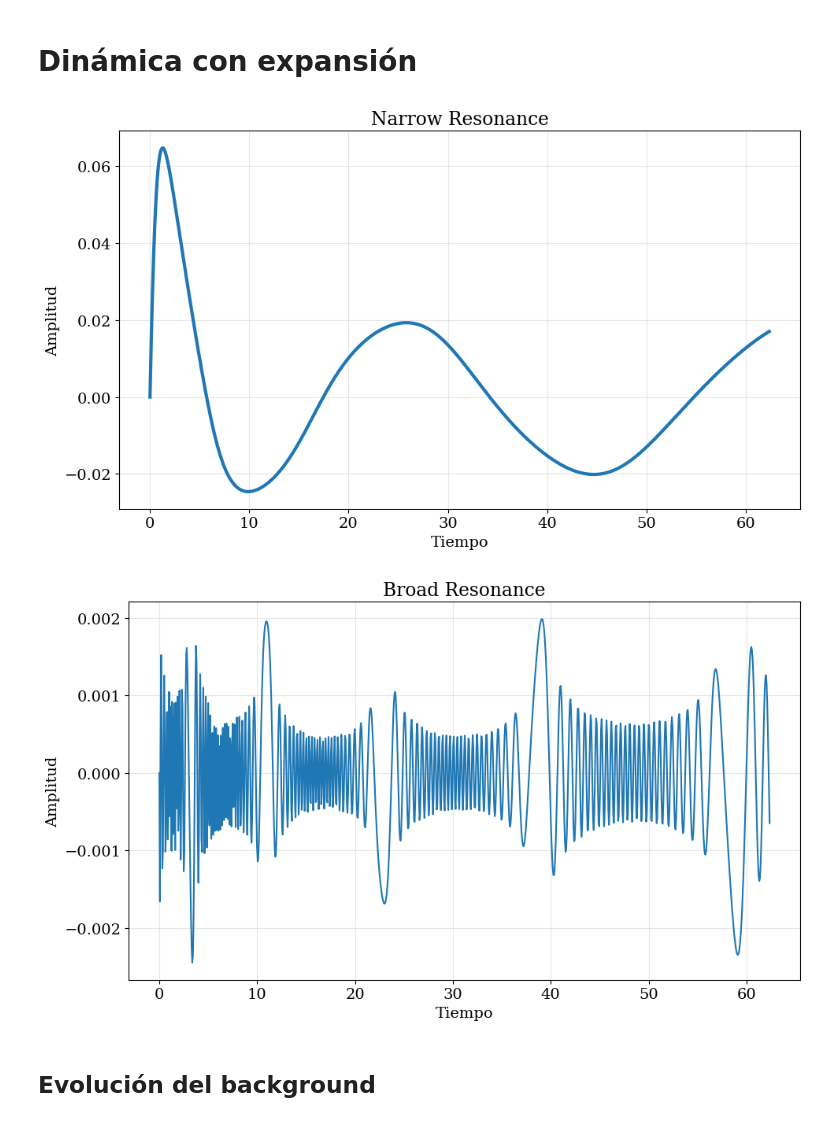
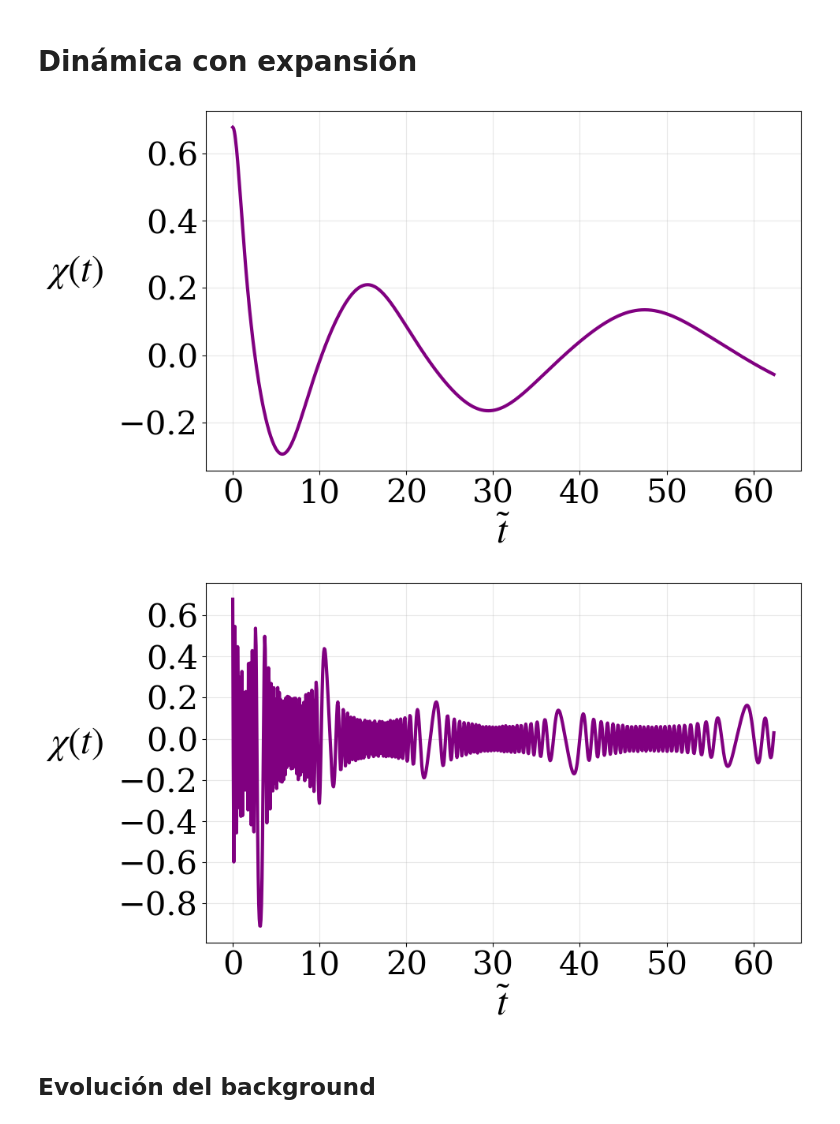
Before and after one commit to TomasCiccarella/Tesis, a Jupyter notebook: lphi4/lphi4.ipynb, the cells around one changed output. Cells and saved outputs as stored; diff of their text form; code cells hidden in the pictures.

```diff
--- a/lphi4/lphi4.ipynb
+++ b/lphi4/lphi4.ipynb
@@ -120,12 +120,24 @@ def number(k, q, phi, chik, chidot, a):
     nk = omega_k / 2 * ( (np.abs(chidot)/omega_k)**2 + np.abs(chik)**2 )
     return nk, omega_k
 
+def number_exp(k, q, phi, chik, chidot, a):
+    # Frecuencia dependiente del tiempo
+    omega_k = np.sqrt(k**2 / a**2 + q * phi**2)
+
+    # Energía COMÓVIL: Densidad de energía física multiplicada por el volumen a^3
+    # E_k = a^3 * ( 1/2 * chidot^2 + 1/2 * omega_k^2 * chik^2 )
+    E_k = (a**3 / 2.0) * (chidot**2 + omega_k**2 * chik**2)
+
+    # Número de ocupación
+    nk = E_k / omega_k
+    return nk, omega_k
+
 #-------------------------------------------------------------------------------------------------------------------------------------
 """Condiciones iniciales"""
 def CI(k, q):
     # Background
     phi0 = 1
-    phi_dot0 = 0 #phi0**2/np.sqrt(2)
+    phi_dot0 = phi0**2/np.sqrt(2)
 
     # Perturbaciones
     Omega_chi = np.sqrt(k**2 + q * phi0**2)
@@ -141,14 +153,12 @@ def CI_exp(k, q):
     phi_dot0 = phi0**2/np.sqrt(2)
     areh = 1
     a_dot0 = np.sqrt( (phi_dot0**2/2 + phi0**4/4) / 3 ) * areh
+    # Perturbaciones
+    Omega_chi = np.sqrt(k**2 / areh**2 + q * phi0**2)
+    chi_k0 = 1.0 / np.sqrt(2 * Omega_chi)
+    chi_dot_k0 = 0.0
 
-    # Perturbaciones
-    Omega_chi = np.sqrt(k**2 + q * phi0**2)
-    chi_k0 = 0 #1/(np.sqrt(2 * Omega_chi))
-    chi_dot_k0 = np.random.normal(loc = 0, scale = 1/(np.sqrt(2 * Omega_chi))) #np.sqrt(Omega_chi/2)
-
-    y0 = [phi0, phi_dot0, chi_k0, chi_dot_k0, areh, a_dot0]
-    return y0
+    return [phi0, phi_dot0, chi_k0, chi_dot_k0, areh, a_dot0]
 # %%
 """Espectro de potencias"""
 
@@ -573,28 +583,33 @@ t_span = (0, 10 * Tosc)
 sol_narrow = solve_ivp(pert_exp, t_span, y0_exp, t_eval=np.linspace(t_span[0], t_span[-1], 1000), method='RK45', rtol=1e-6, args=(kn, qn))
 
 plt.figure(figsize=(10, 6))
-plt.plot(sol_narrow.t, sol_narrow.y[2], label=r'$\chi_k(t)$', lw = 3)
-plt.xlabel('Tiempo')
-plt.ylabel('Amplitud')
-plt.title(r'Narrow Resonance')
+plt.plot(sol_narrow.t, sol_narrow.y[2], label=r'$\chi_k(t)$', lw = 3, color = "purple")
+plt.xlabel(r'$\tilde{t}$', fontsize = 35)
+plt.ylabel(r'$\chi (t)$', fontsize = 35, rotation='horizontal', labelpad=40)
+plt.xticks(fontsize=30)
+plt.yticks(fontsize=30)
 plt.grid(alpha=0.3)
 plt.tight_layout()
-plt.show()
+#plt.show()
+plt.savefig("Narrow_Resonance_Exp_lphi4.pdf", format = "pdf")
 # %% [output]
-[figure, old version]
+[figure, new version]
 # %%
 sol_broad = solve_ivp(pert_exp, t_span, y0_exp, t_eval=np.linspace(t_span[0], t_span[-1], 1000), method='RK45', rtol=1e-6, args=(kb, qb))
 
+
 plt.figure(figsize=(10, 6))
-plt.plot(sol_broad.t, sol_broad.y[2], label=r'$\chi_k(t)$')
-plt.xlabel('Tiempo')
-plt.ylabel('Amplitud')
-plt.title(r'Broad Resonance')
+plt.plot(sol_broad.t, sol_broad.y[2], label=r'$\chi_k(t)$', lw = 3, color = "purple")
+plt.xlabel(r'$\tilde{t}$', fontsize = 35)
+plt.ylabel(r'$\chi (t)$', fontsize = 35, rotation='horizontal', labelpad=40)
+plt.xticks(fontsize=30)
+plt.yticks(fontsize=30)
 plt.grid(alpha=0.3)
 plt.tight_layout()
-plt.show()
+#plt.show()
+plt.savefig("Broad_Resonance_Exp_lphi4.pdf", format = "pdf")
 # %% [output]
-[figure, old version]
+[figure, new version]
 # %% [markdown]
 ## Evolución del background
 # %%
```
Also changed, not shown: parts of 15 cells of this notebook, 25 other files.
